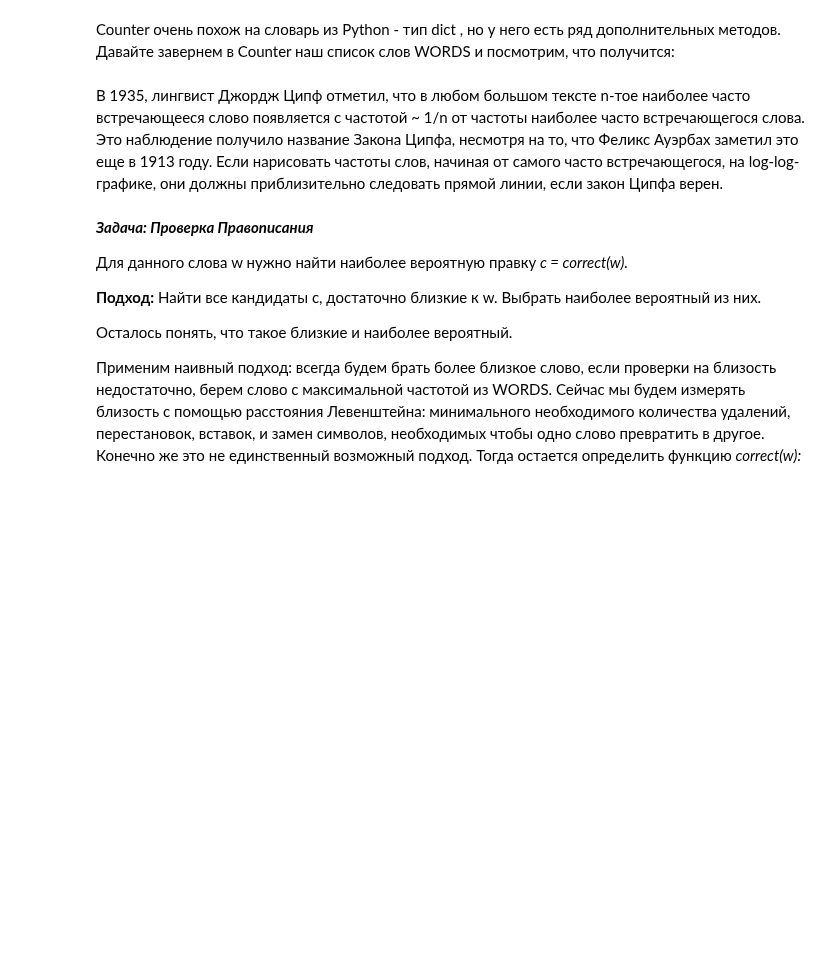
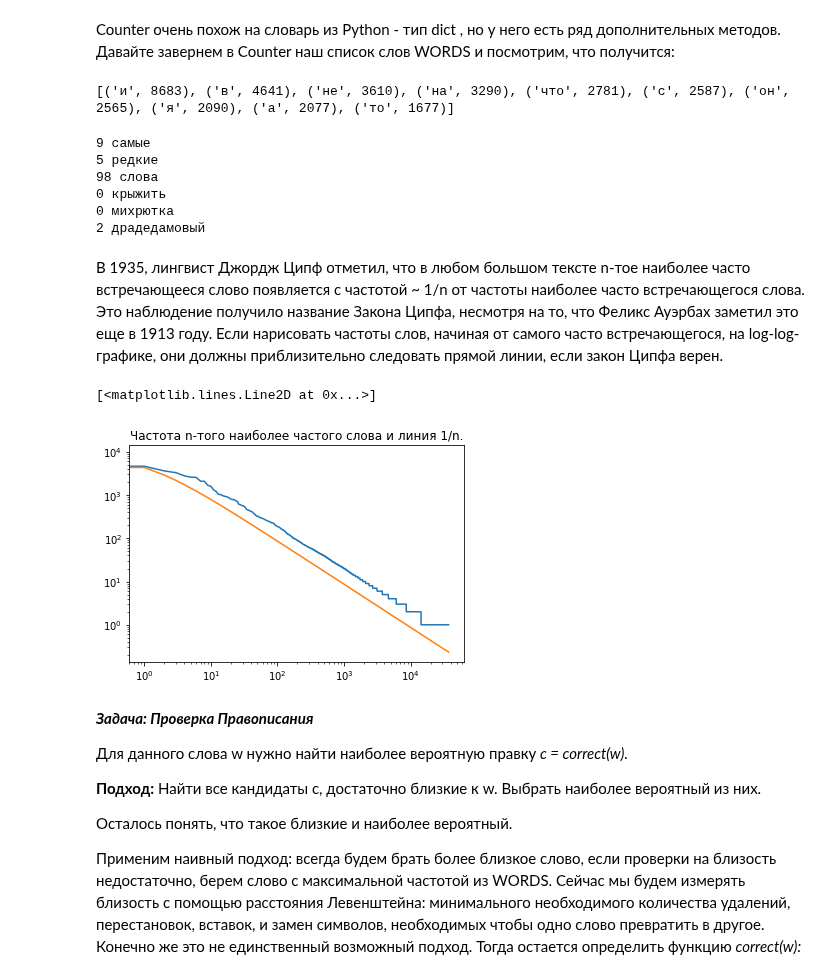
Before and after one commit to wequalwo/Alternative_exam, a Jupyter notebook: Alter.ipynb, the cells around one changed output. Saved outputs shown, nothing was run; the diff lists cells and outputs as text; code cells hidden in the pictures; blank space fills up the shorter version.

```diff
--- a/Alter.ipynb
+++ b/Alter.ipynb
@@ -47,5 +46,5 @@ argmaxc P(c|w)
 После этого мы извлекаем отдельные слова из файла
 # %%
 import codecs
-with codecs.open('words.txt', 'r', encoding = 'windows 1251') as file:
+with codecs.open('words.txt', 'r', encoding = 'utf-8') as file:
     TEXT = file.read().replace('\n', ' ') # для текста, в котором слова разделены '\n'
@@ -84,18 +104,30 @@ Counter очень похож на словарь из Python - тип dict , н
 COUNTS = Counter(WORDS)
 
 print(COUNTS.most_common(10))
+# %% [output]
+[('и', 8683), ('в', 4641), ('не', 3610), ('на', 3290), ('что', 2781), ('с', 2587), ('он', 2565), ('я', 2090), ('а', 2077), ('то', 1677)]
 # %%
 for w in tokens('самые редкие слова: Крыжить, Михрютка, Драдедамовый '):
     print(COUNTS[w], w)
+# %% [output]
+9 самые
+5 редкие
+98 слова
+0 крыжить
+0 михрютка
+2 драдедамовый
 # %% [markdown]
 В 1935, лингвист Джордж Ципф отметил, что в любом большом тексте n-тое наиболее часто встречающееся слово появляется с частотой ~ 1/n от частоты наиболее часто встречающегося слова. Это наблюдение получило название Закона Ципфа, несмотря на то, что Феликс Ауэрбах заметил это еще в 1913 году. Если нарисовать частоты слов, начиная от самого часто встречающегося, на log-log-графике, они должны приблизительно следовать прямой линии, если закон Ципфа верен.
 # %%
-M = COUNTS['и'] // вместо "и" самое часто встречающееся слово
-yscale('log');
-xscale('log');
+M = COUNTS['и'] # вместо "и" самое часто встречающееся слово
+yscale('log')
+xscale('log')
 title('Частота n-того наиболее частого слова и линия 1/n.')
 plot([c for (w, c) in COUNTS.most_common()])
-plot([M/i for i in range(1, len(COUNTS)+1)]);
+plot([M/i for i in range(1, len(COUNTS)+1)])
+# %% [output]
+[<matplotlib.lines.Line2D at 0x...>]
+[figure, added]
 # %% [markdown]
 ***Задача: Проверка Правописания***
 
```
Also changed, not shown: parts of 26 cells of this notebook.
